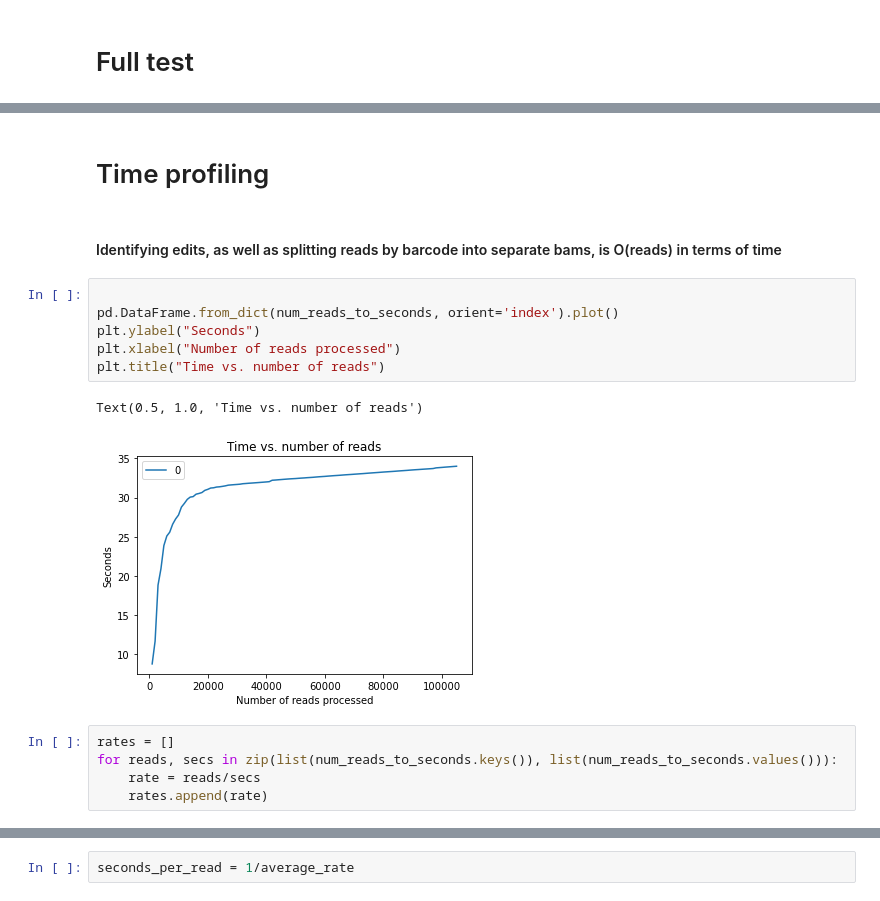
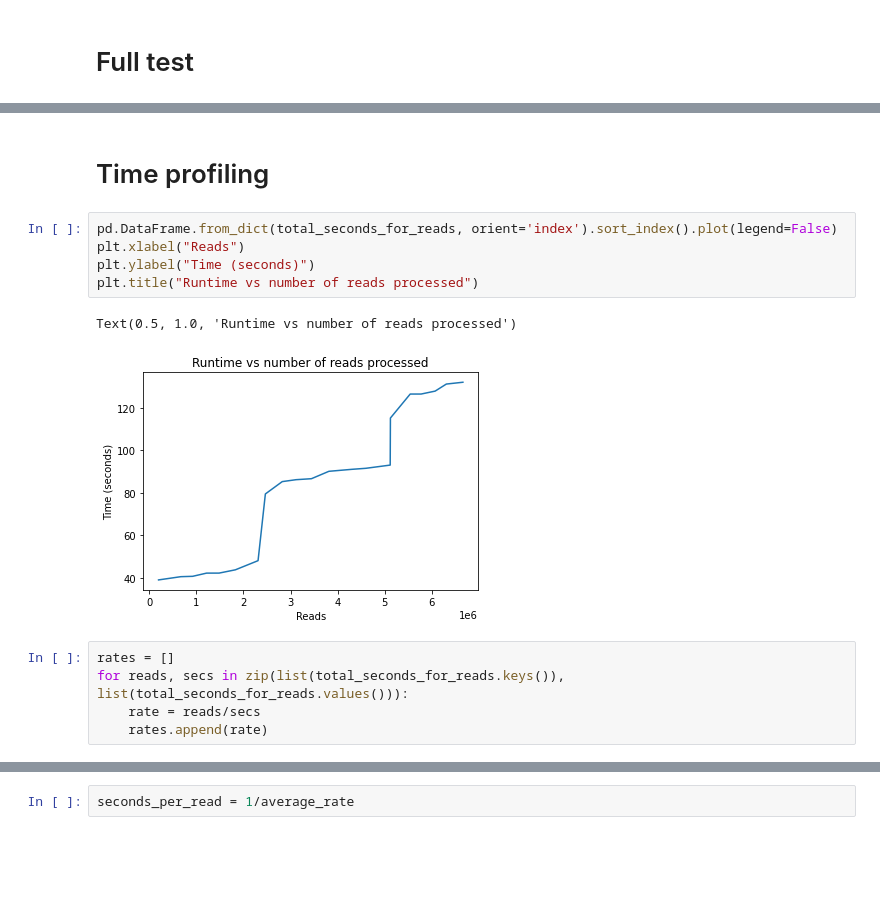
Before and after one commit to howardxu520/MARINE, a Jupyter notebook: scripts/check_against_pileup_all_cells-threaded.ipynb, the cells around one changed output, grey strips where cells are left out. Cells and saved outputs as stored; diff of their text form; blank space fills up the shorter version.

Commit message:
multithreaded profiling

```diff
--- a/scripts/check_against_pileup_all_cells-threaded.ipynb
+++ b/scripts/check_against_pileup_all_cells-threaded.ipynb
@@ -199,19 +239,16 @@ indexing...
-# %% [markdown]
-# Time profiling
-# %% [markdown]
-#### Identifying edits, as well as splitting reads by barcode into separate bams, is O(reads) in terms of time
-# %%
-
-pd.DataFrame.from_dict(num_reads_to_seconds, orient='index').plot()
-plt.ylabel("Seconds")
-plt.xlabel("Number of reads processed")
-plt.title("Time vs. number of reads")
-# %% [output]
-Text(0.5, 1.0, 'Time vs. number of reads')
-[figure, removed]
+# %% [markdown]
+# Time profiling
+# %%
+pd.DataFrame.from_dict(total_seconds_for_reads, orient='index').sort_index().plot(legend=False)
+plt.xlabel("Reads")
+plt.ylabel("Time (seconds)")
+plt.title("Runtime vs number of reads processed")
+# %% [output]
+Text(0.5, 1.0, 'Runtime vs number of reads processed')
+[figure, added]
 # %%
 rates = []
-for reads, secs in zip(list(num_reads_to_seconds.keys()), list(num_reads_to_seconds.values())):
+for reads, secs in zip(list(total_seconds_for_reads.keys()), list(total_seconds_for_reads.values())):
     rate = reads/secs
     rates.append(rate)
 # %%
```
Also changed, not shown: parts of 16 cells of this notebook, 3 other files.
